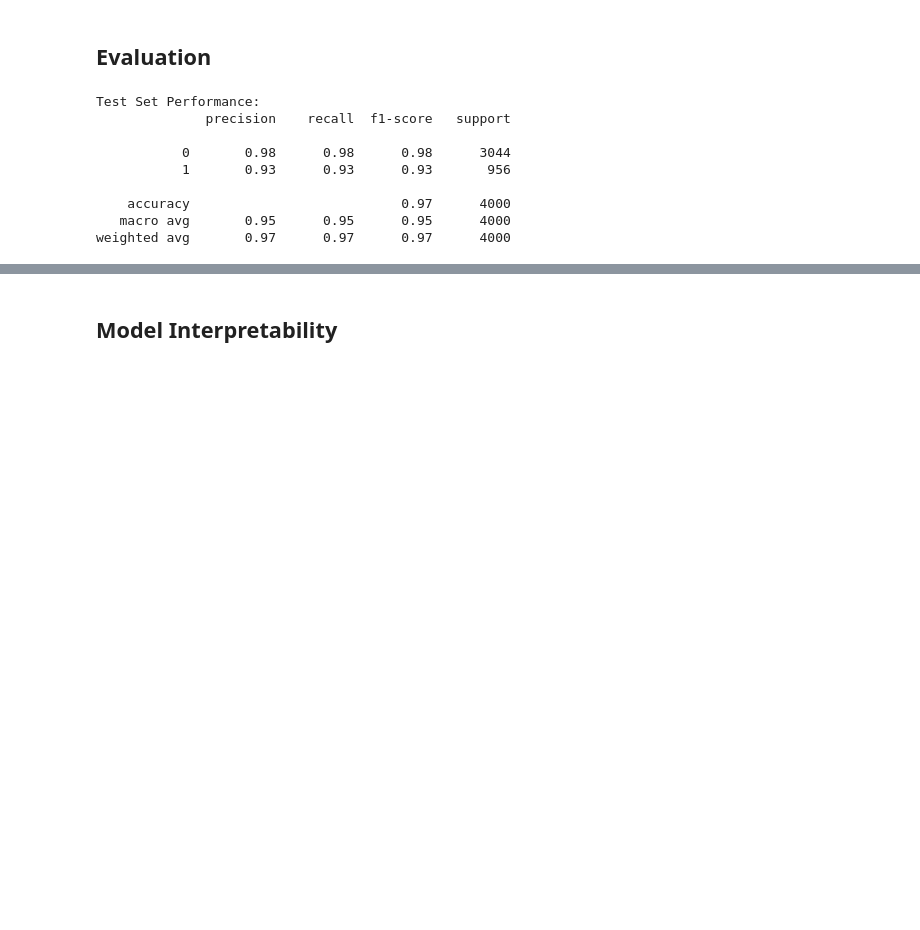
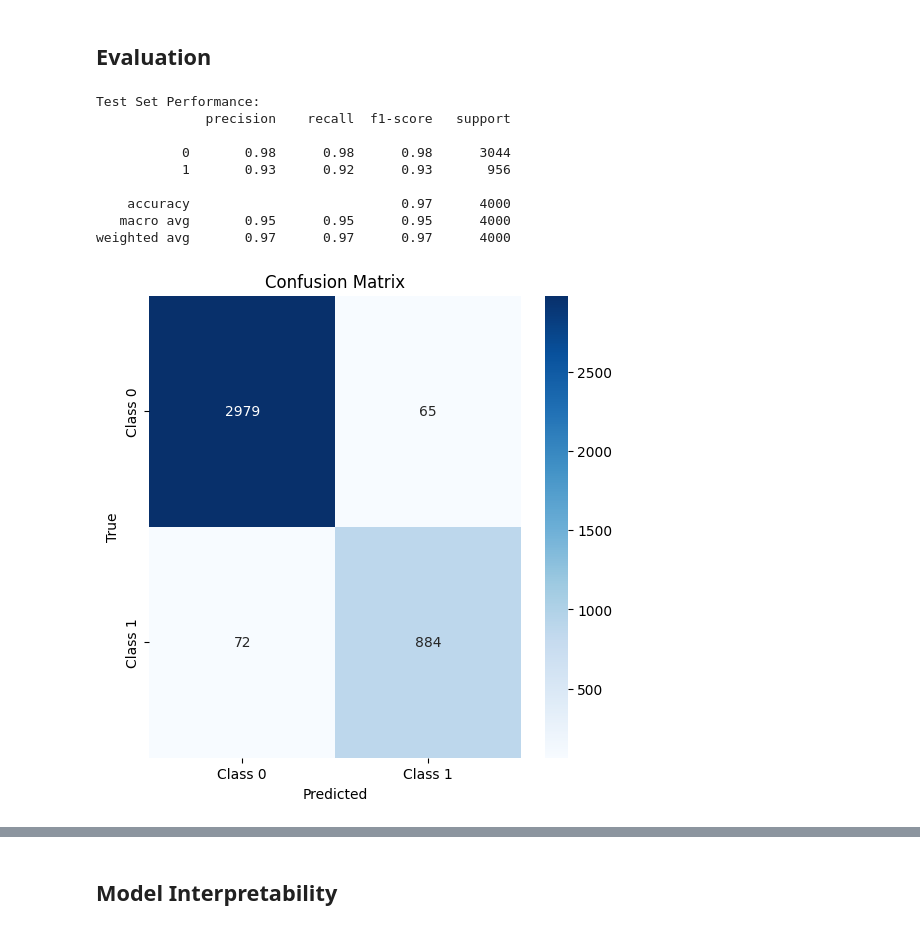
Before and after one commit to kaushal4/group22Project, a Jupyter notebook: AdaBoostClassifier.ipynb, the cells around one changed output, grey strips where cells are left out. Saved outputs shown, nothing was run; the diff lists cells and outputs as text; code cells hidden in the pictures; blank space fills up the shorter version.

Commit message:
Added ordinal, eval and interpretation for ada, lgbm, lr, mlp

```diff
--- a/AdaBoostClassifier.ipynb
+++ b/AdaBoostClassifier.ipynb
@@ -79,7 +84,6 @@ Number of numerical features: 28
 # %%
 categorical_features = [
     'EmploymentStatus',
-    'EducationLevel',
     'MaritalStatus',
     'HomeOwnershipStatus',
     'LoanPurpose'
@@ -89,0 +94,6 @@ Number of categorical features: 5
+# %%
+ordinal_features = [
+    'EducationLevel'
+]
+
+print(f'Number of ordinal features: {len(ordinal_features)}')
@@ -127,10 +148,15 @@ numerical_pipeline = Pipeline([
 categorical_pipeline = Pipeline([
     ('onehot', OneHotEncoder(handle_unknown='ignore'))
 ])
+
+oridnal_pipeline = Pipeline([
+    ('ordinal', OrdinalEncoder())
+])
 # %%
 preprocessor = ColumnTransformer([
     ('num', numerical_pipeline, X_numerical.columns),
-    ('cat', categorical_pipeline, categorical_features)
+    ('cat', categorical_pipeline, categorical_features),
+    ('ord', oridnal_pipeline, ordinal_features)
 ])
 # %%
 X_dev, X_test, y_dev, y_test = train_test_split(X, y, test_size=0.2, stratify=y, random_state=42)
@@ -195,8 +266,20 @@ Test Set Performance:
               precision    recall  f1-score   support
 
            0       0.98      0.98      0.98      3044
-           1       0.93      0.93      0.93       956
+           1       0.93      0.92      0.93       956
 
     accuracy                           0.97      4000
    macro avg       0.95      0.95      0.95      4000
 weighted avg       0.97      0.97      0.97      4000
+# %%
+y_pred = best_model.predict(X_test)
+cm = confusion_matrix(y_test, y_pred)
+
+plt.figure(figsize=(6,6))
+sns.heatmap(cm, annot=True, fmt='d', cmap='Blues', xticklabels=["Class 0", "Class 1"], yticklabels=["Class 0", "Class 1"])
+plt.xlabel('Predicted')
+plt.ylabel('True')
+plt.title('Confusion Matrix')
+plt.show()
+# %% [output]
+[figure, added]
```
Also changed, not shown: parts of 13 cells of this notebook, 8 other files.
